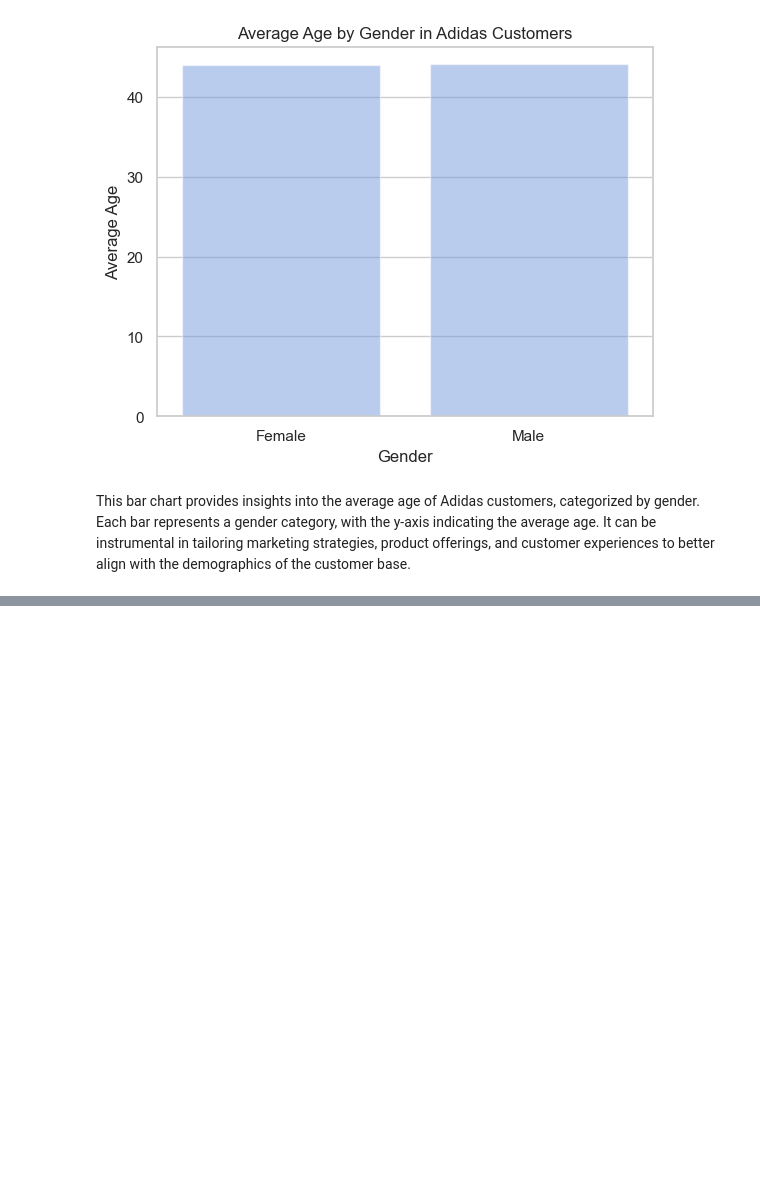
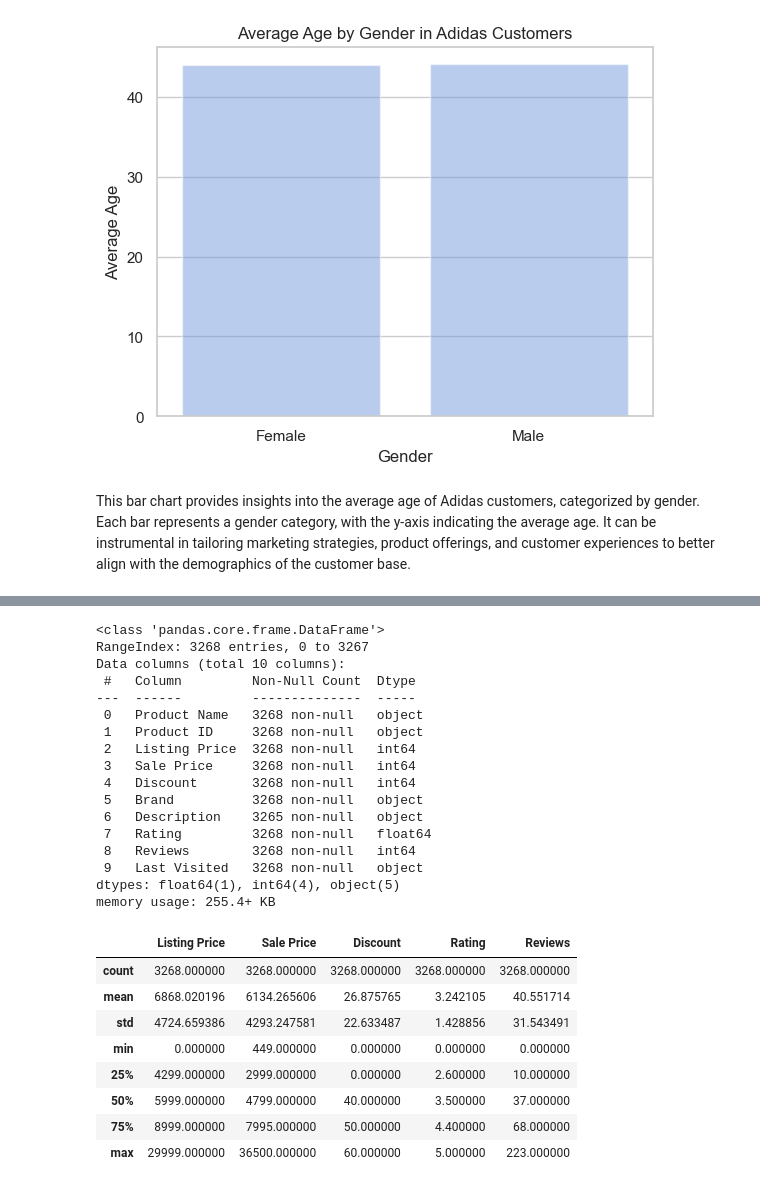
Before and after one commit to delatorrena2016/sql-etl-analytics, a Jupyter notebook: src/etl/extract_mother_duck.ipynb, the cells around one changed output, grey strips where cells are left out. Cells and saved outputs as stored; diff of their text form; code cells hidden in the pictures; blank space fills up the shorter version.

```diff
--- a/src/etl/extract_mother_duck.ipynb
+++ b/src/etl/extract_mother_duck.ipynb
@@ -1251,0 +1695,31 @@ This bar chart provides insights into the average age of Adidas customers, categ
+# %%
+# No null values on data
+df_comp.info()
+df_comp.describe()
+# %% [output]
+<class 'pandas.core.frame.DataFrame'>
+RangeIndex: 3268 entries, 0 to 3267
+Data columns (total 10 columns):
+ #   Column         Non-Null Count  Dtype
+---  ------         --------------  -----
+ 0   Product Name   3268 non-null   object
+ 1   Product ID     3268 non-null   object
+ 2   Listing Price  3268 non-null   int64
+ 3   Sale Price     3268 non-null   int64
+ 4   Discount       3268 non-null   int64
+ 5   Brand          3268 non-null   object
+ 6   Description    3265 non-null   object
+ 7   Rating         3268 non-null   float64
+ 8   Reviews        3268 non-null   int64
+ 9   Last Visited   3268 non-null   object
+dtypes: float64(1), int64(4), object(5)
+memory usage: 255.4+ KB
+|  | Listing Price | Sale Price | Discount | Rating | Reviews |
+| count | 3268.000000 | 3268.000000 | 3268.000000 | 3268.000000 | 3268.000000 |
+| mean | 6868.020196 | 6134.265606 | 26.875765 | 3.242105 | 40.551714 |
+| std | 4724.659386 | 4293.247581 | 22.633487 | 1.428856 | 31.543491 |
+| min | 0.000000 | 449.000000 | 0.000000 | 0.000000 | 0.000000 |
+| 25% | 4299.000000 | 2999.000000 | 0.000000 | 2.600000 | 10.000000 |
+| 50% | 5999.000000 | 4799.000000 | 40.000000 | 3.500000 | 37.000000 |
+| 75% | 8999.000000 | 7995.000000 | 50.000000 | 4.400000 | 68.000000 |
+| max | 29999.000000 | 36500.000000 | 60.000000 | 5.000000 | 223.000000 |
```
Also changed, not shown: parts of 94 cells of this notebook, 1 other file.
